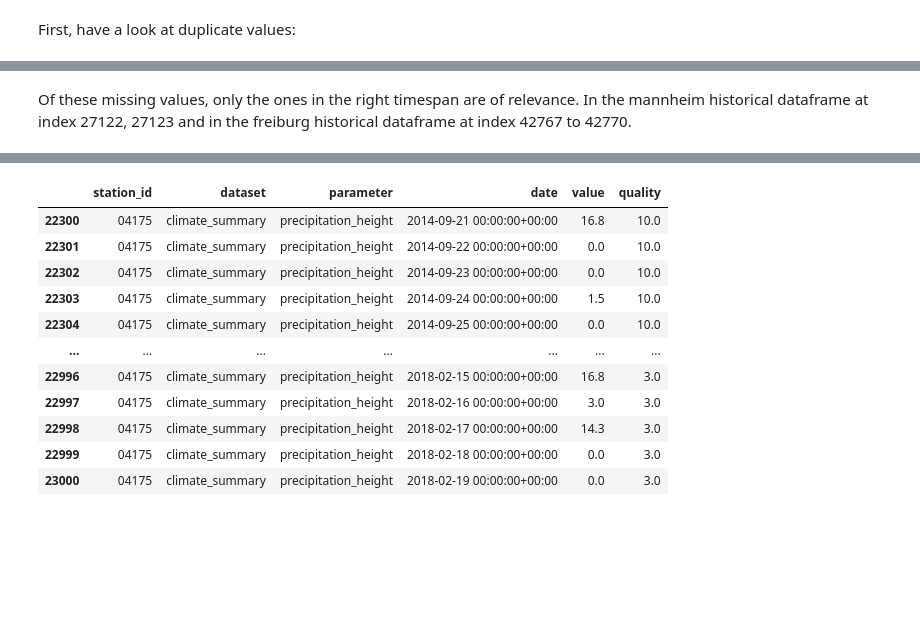
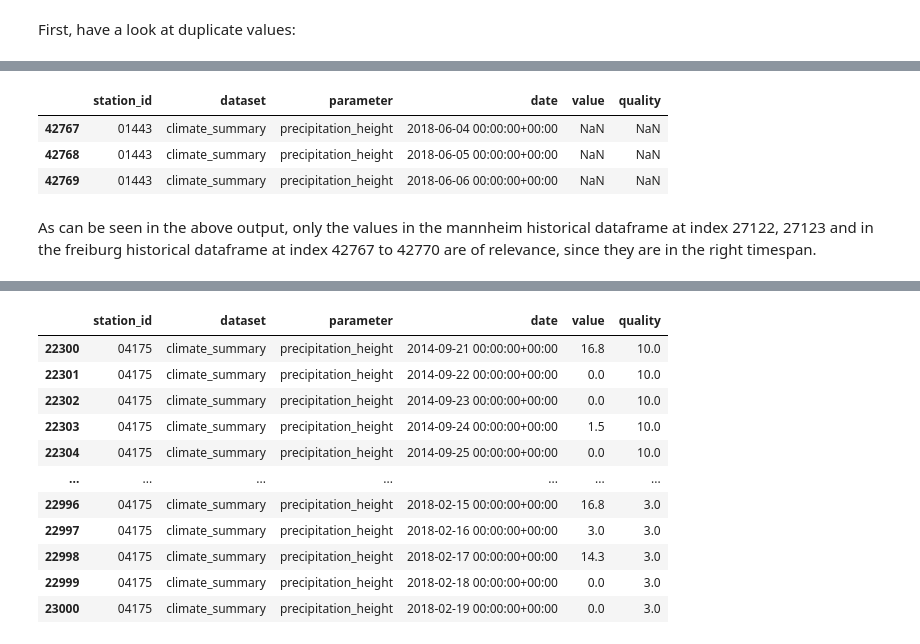
Before and after one commit to AJWarnke/datascienceml2022, a Jupyter notebook: network-DWD.ipynb, the cells around one changed output, grey strips where cells are left out. Saved outputs shown, nothing was run; the diff lists cells and outputs as text; code cells hidden in the pictures; blank space fills up the shorter version.

```diff
--- a/network-DWD.ipynb
+++ b/network-DWD.ipynb
@@ -217,3 +213,16 @@ total_list.extend(recent_list)
+# %%
+historicals = {'Mannheim_historical' : precipitation_ma_historical,
+               'Rheinfelden_historical': precipitation_rheinfelden_historical,
+               'Freiburg_historical' : precipitation_frei_historical,
+               'Rheinau_historical' : precipitation_rheinau_historical}
+recents = {'Mannheim_recent' : precipitation_ma_recent,
+           'Rheinfelden_recent': precipitation_rheinfelden_recent,
+           'Freiburg_recent' : precipitation_frei_recent,
+           'Rheinau_recent' : precipitation_rheinau_recent}
+
+total = {}
+total.update(recents)
+total.update(historicals)
 # %% [markdown]
 First, have a look at duplicate values:
 # %%
@@ -266,3 +298,10 @@ Index: []
+# %%
+historicals['Freiburg_historical'][42767:42770]
+# %% [output]
+|  | station_id | dataset | parameter | date | value | quality |
+| 42767 | 01443 | climate_summary | precipitation_height | 2018-06-04 00:00:00+00:00 | NaN | NaN |
+| 42768 | 01443 | climate_summary | precipitation_height | 2018-06-05 00:00:00+00:00 | NaN | NaN |
+| 42769 | 01443 | climate_summary | precipitation_height | 2018-06-06 00:00:00+00:00 | NaN | NaN |
 # %% [markdown]
-Of these missing values, only the ones in the right timespan are of relevance. In the mannheim historical dataframe at index 27122, 27123 and in the freiburg historical dataframe at index 42767 to 42770.
+As can be seen in the above output, only the values in the mannheim historical dataframe at index 27122, 27123 and in the freiburg historical dataframe at index 42767 to 42770 are of relevance, since they are in the right timespan.
 # %%
```
Also changed, not shown: parts of 57 cells of this notebook.
